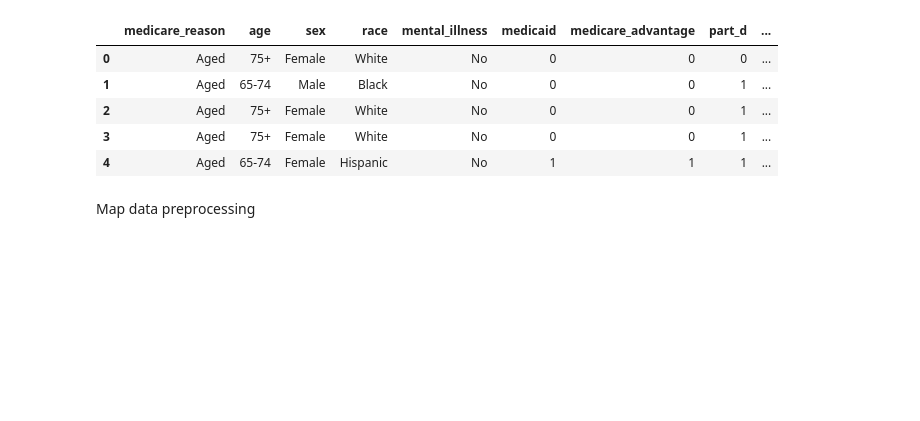
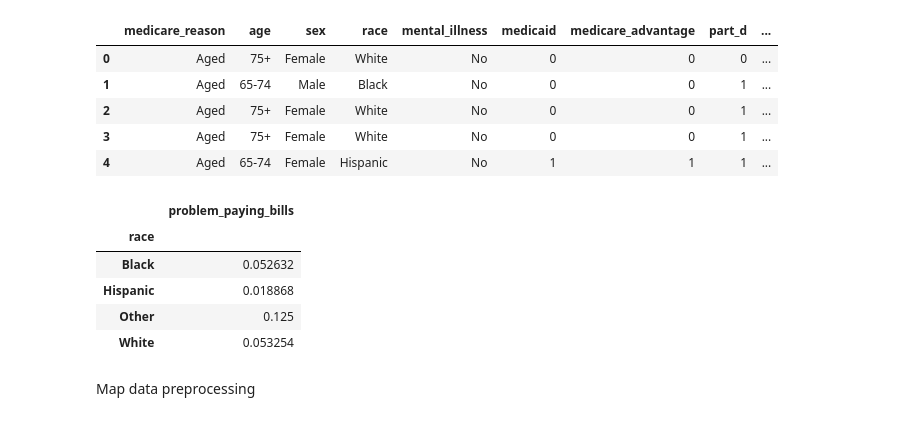
Before and after one commit to rfsussman/CS171_final_project, a Jupyter notebook: data/rachel_preprocessing.ipynb, the cells around one changed output. Saved outputs shown, nothing was run; the diff lists cells and outputs as text; code cells hidden in the pictures; blank space fills up the shorter version.

Commit message:
answered Richard's question about beneficiaries without supplemental insurance

```diff
--- a/data/rachel_preprocessing.ipynb
+++ b/data/rachel_preprocessing.ipynb
@@ -51,6 +51,44 @@ data.head()
 | 2 | Aged | 75+ | Female | White | No | 0 | 0 | 1 | ... |
 | 3 | Aged | 75+ | Female | White | No | 0 | 0 | 1 | ... |
 | 4 | Aged | 65-74 | Female | Hispanic | No | 1 | 1 | 1 | ... |
+# %%
+# answer Richard's question about trouble paying medical bills in people who don't have supplemental insurance
+data.loc[(data["medicaid"] == 0) &
+         (data["medicare_advantage"] == 0) &
+         (data["part_d"] == 0) &
+         (data["private_insurance"] == 0), ["problem_paying_bills"]].mean()
+
+data.loc[(data["medicaid"] == 0) &
+         (data["medicare_advantage"] == 0) &
+         (data["part_d"] == 0) &
+         (data["private_insurance"] == 0), ["medicare_reason", "problem_paying_bills"]].groupby(["medicare_reason"]).agg({"problem_paying_bills": "mean"})
+
+data.loc[(data["medicaid"] == 0) &
+         (data["medicare_advantage"] == 0) &
+         (data["part_d"] == 0) &
+         (data["private_insurance"] == 0), ["age", "problem_paying_bills"]].groupby(["age"]).agg({"problem_paying_bills": "mean"})
+
+data.loc[(data["medicaid"] == 0) &
+         (data["medicare_advantage"] == 0) &
+         (data["part_d"] == 0) &
+         (data["private_insurance"] == 0), ["sex", "problem_paying_bills"]].groupby(["sex"]).agg({"problem_paying_bills": "mean"})
+
+data.loc[(data["medicaid"] == 0) &
+         (data["medicare_advantage"] == 0) &
+         (data["part_d"] == 0) &
+         (data["private_insurance"] == 0), ["race", "problem_paying_bills"]].groupby(["race"]).agg({"problem_paying_bills": "mean"})
+
+data.loc[(data["medicaid"] == 0) &
+         (data["medicare_advantage"] == 0) &
+         (data["part_d"] == 0) &
+         (data["private_insurance"] == 0), ["mental_illness", "problem_paying_bills"]].groupby(["mental_illness"]).agg({"problem_paying_bills": "mean"})
+# %% [output]
+|  | problem_paying_bills |
+| race |  |
+| Black | 0.052632 |
+| Hispanic | 0.018868 |
+| Other | 0.125 |
+| White | 0.053254 |
 # %%
 # export to csv
 data.to_csv("rachel_data_cleaned.csv")
```
Also changed, not shown: 1 other file.
